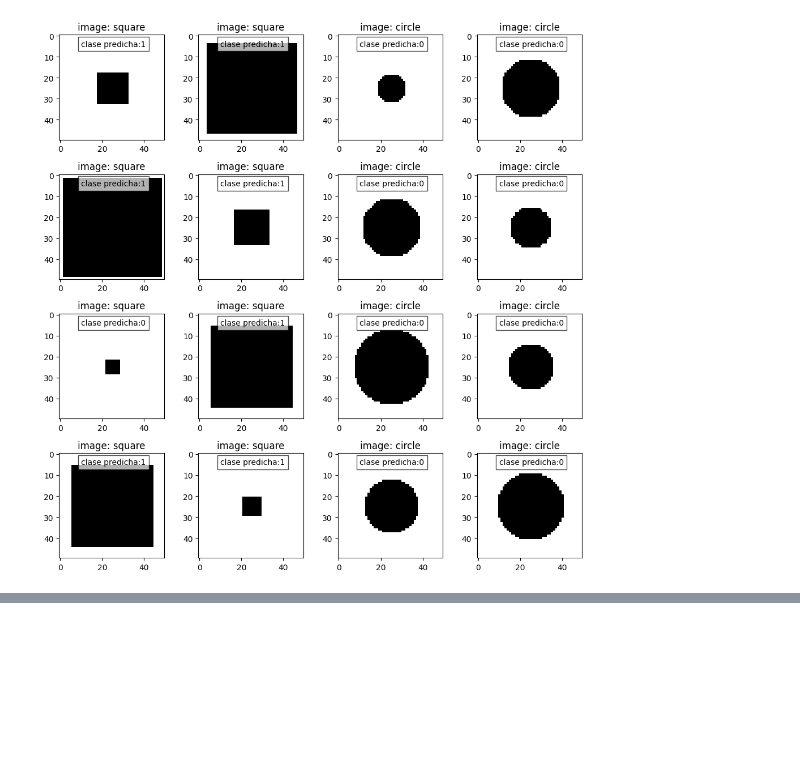
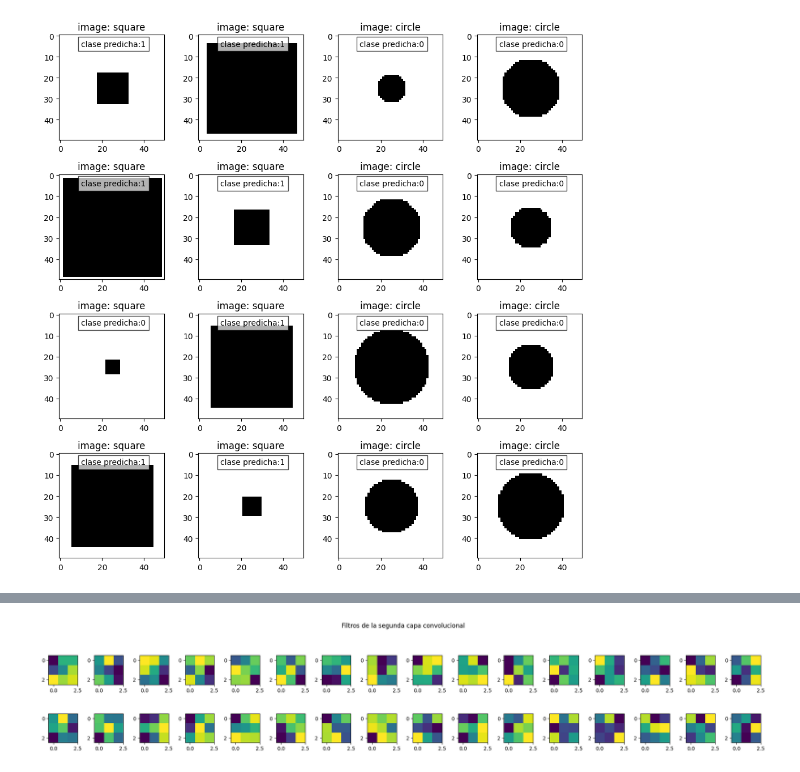
Before and after one commit to sebastlop/series-temporales-machine-learning, a Jupyter notebook: Apuntes/Tema-6/Tema-6.3.1-redes-convolucionales.ipynb, the cells around one changed output, grey strips where cells are left out. Cells and saved outputs as stored; diff of their text form; code cells hidden in the pictures; blank space fills up the shorter version.

```diff
--- a/Apuntes/Tema-6/Tema-6.3.1-redes-convolucionales.ipynb
+++ b/Apuntes/Tema-6/Tema-6.3.1-redes-convolucionales.ipynb
@@ -154,0 +251,12 @@ fig.tight_layout()
+# %%
+fig, axs = plt.subplots(2,16, figsize = (20,4))
+i=0
+j=0
+fig.suptitle('Filtros de la segunda capa convolucional')
+for i in range(16):
+    for j in range(2):
+        p = modelito.conv2.weight[i,j]
+        axs[j,i].imshow(p.detach().numpy().reshape(3,3))
+fig.tight_layout()
+# %% [output]
+[figure, added]
```
Also changed, not shown: parts of 10 cells of this notebook.
